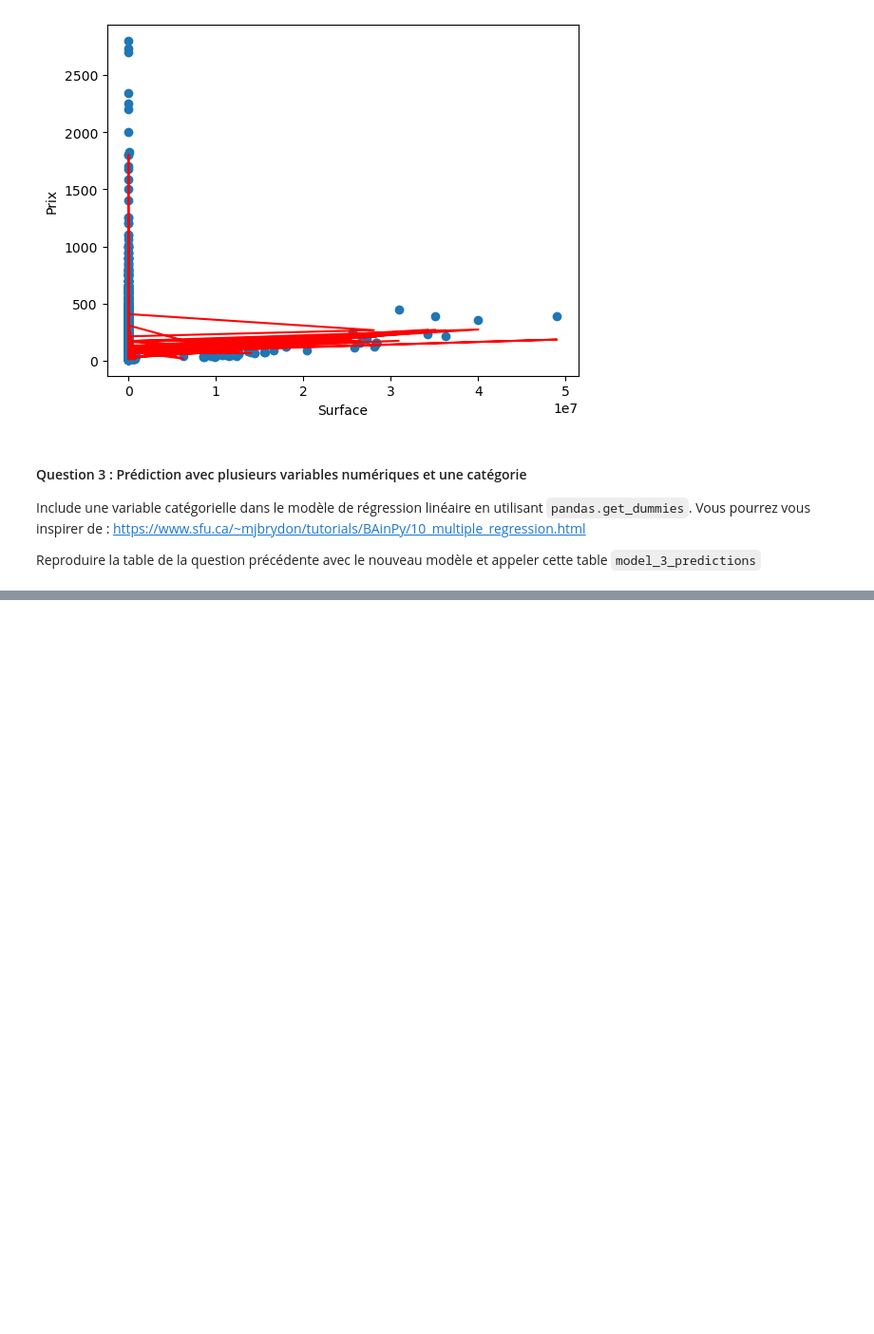
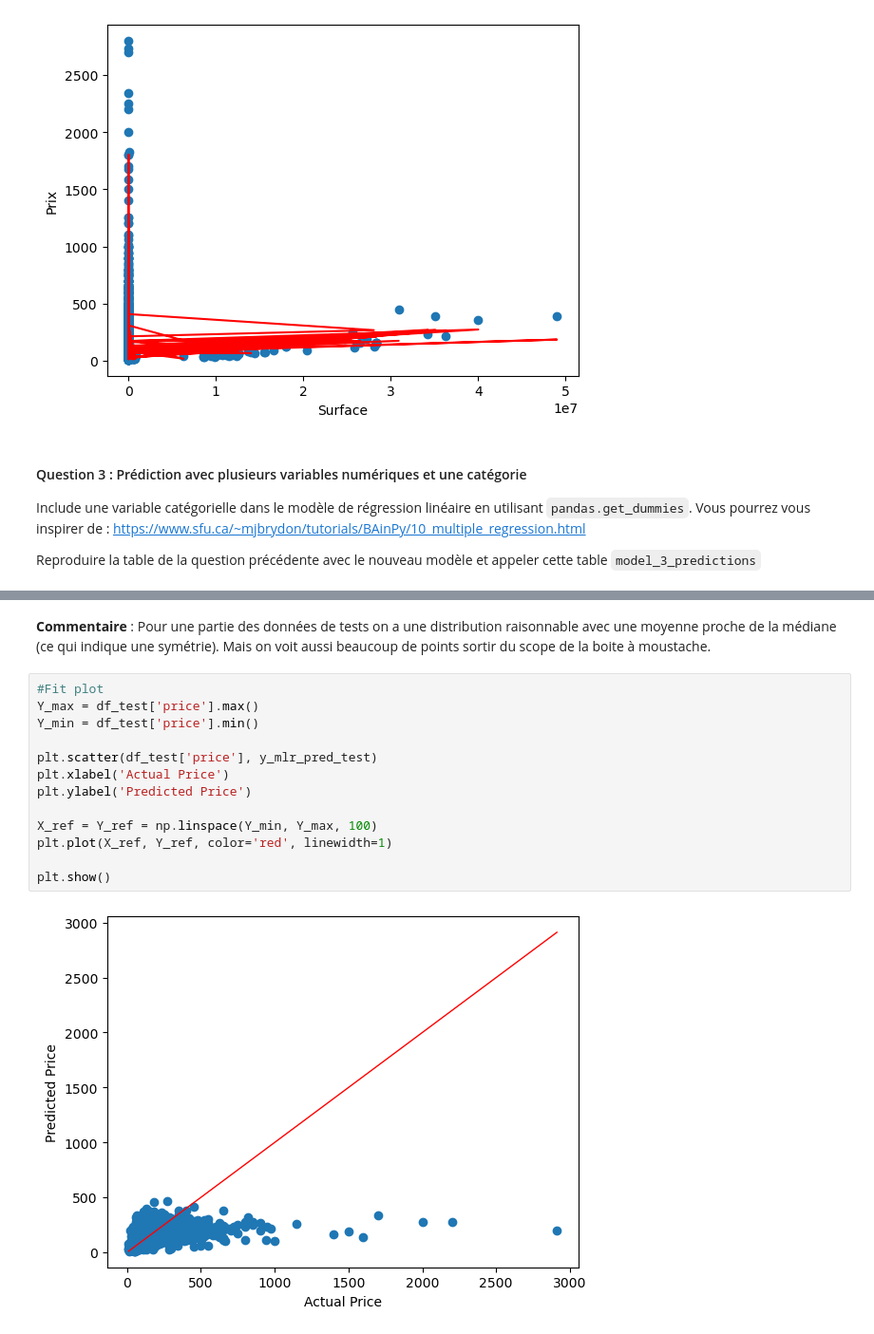
Before and after one commit to MateoDubernet/data-science-project-2, a Jupyter notebook: projet.ipynb, the cells around one changed output, grey strips where cells are left out. Shown at 95% size. Drawn from its saved outputs; the diff is of its cells as text; blank space fills up the shorter version.

```diff
--- a/projet.ipynb
+++ b/projet.ipynb
@@ -692,0 +918,17 @@ Reproduire la table de la question précédente avec le nouveau modèle et appel
+# %% [markdown]
+**Commentaire** : Pour une partie des données de tests on a une distribution raisonnable avec une moyenne proche de la médiane (ce qui indique une symétrie). Mais on voit aussi beaucoup de points sortir du scope de la boite à moustache.
+# %%
+#Fit plot
+Y_max = df_test['price'].max()
+Y_min = df_test['price'].min()
+
+plt.scatter(df_test['price'], y_mlr_pred_test)
+plt.xlabel('Actual Price')
+plt.ylabel('Predicted Price')
+
+X_ref = Y_ref = np.linspace(Y_min, Y_max, 100)
+plt.plot(X_ref, Y_ref, color='red', linewidth=1)
+
+plt.show()
+# %% [output]
+[figure, added]
```
Also changed, not shown: parts of 22 cells of this notebook.
